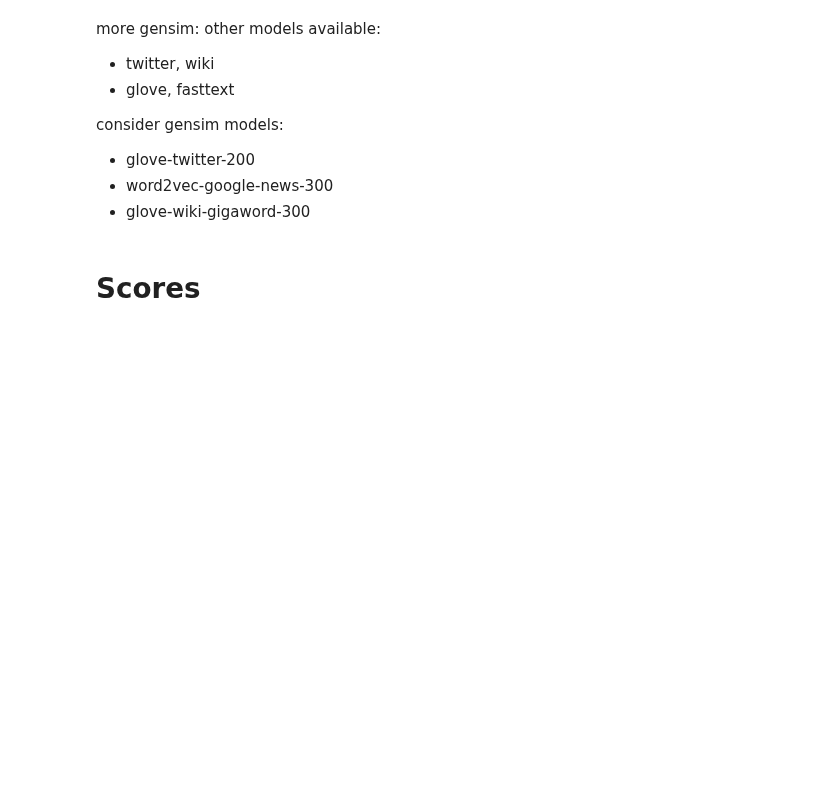
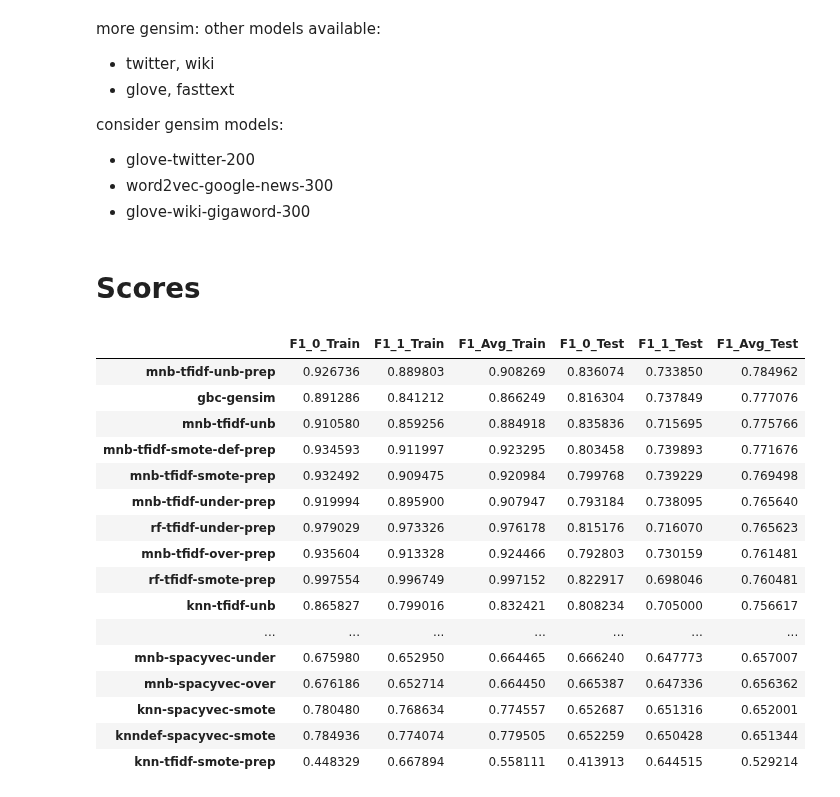
Before and after one commit to kellianneyang/natural-language-processing-practice, a Jupyter notebook: nlp-with-disaster-tweets-kaggle-competition/Natural Language Processing with Disaster Tweets - Kaggle Competition.ipynb, the cells around one changed output. Drawn from its saved outputs; the diff is of its cells as text; code cells hidden in the pictures; blank space fills up the shorter version.

```diff
--- a/nlp-with-disaster-tweets-kaggle-competition/Natural Language Processing with Disaster Tweets - Kaggle Competition.ipynb
+++ b/nlp-with-disaster-tweets-kaggle-competition/Natural Language Processing with Disaster Tweets - Kaggle Competition.ipynb
@@ -1428,3 +1504,23 @@ consider gensim models:
 - glove-wiki-gigaword-300
 # %% [markdown]
 # Scores
+# %%
+scores_df.sort_values(by = 'F1_Avg_Test', ascending = False)
+# %% [output]
+|  | F1_0_Train | F1_1_Train | F1_Avg_Train | F1_0_Test | F1_1_Test | F1_Avg_Test |
+| mnb-tfidf-unb-prep | 0.926736 | 0.889803 | 0.908269 | 0.836074 | 0.733850 | 0.784962 |
+| gbc-gensim | 0.891286 | 0.841212 | 0.866249 | 0.816304 | 0.737849 | 0.777076 |
+| mnb-tfidf-unb | 0.910580 | 0.859256 | 0.884918 | 0.835836 | 0.715695 | 0.775766 |
+| mnb-tfidf-smote-def-prep | 0.934593 | 0.911997 | 0.923295 | 0.803458 | 0.739893 | 0.771676 |
+| mnb-tfidf-smote-prep | 0.932492 | 0.909475 | 0.920984 | 0.799768 | 0.739229 | 0.769498 |
+| mnb-tfidf-under-prep | 0.919994 | 0.895900 | 0.907947 | 0.793184 | 0.738095 | 0.765640 |
+| rf-tfidf-under-prep | 0.979029 | 0.973326 | 0.976178 | 0.815176 | 0.716070 | 0.765623 |
+| mnb-tfidf-over-prep | 0.935604 | 0.913328 | 0.924466 | 0.792803 | 0.730159 | 0.761481 |
+| rf-tfidf-smote-prep | 0.997554 | 0.996749 | 0.997152 | 0.822917 | 0.698046 | 0.760481 |
+| knn-tfidf-unb | 0.865827 | 0.799016 | 0.832421 | 0.808234 | 0.705000 | 0.756617 |
+| ... | ... | ... | ... | ... | ... | ... |
+| mnb-spacyvec-under | 0.675980 | 0.652950 | 0.664465 | 0.666240 | 0.647773 | 0.657007 |
+| mnb-spacyvec-over | 0.676186 | 0.652714 | 0.664450 | 0.665387 | 0.647336 | 0.656362 |
+| knn-spacyvec-smote | 0.780480 | 0.768634 | 0.774557 | 0.652687 | 0.651316 | 0.652001 |
+| knndef-spacyvec-smote | 0.784936 | 0.774074 | 0.779505 | 0.652259 | 0.650428 | 0.651344 |
+| knn-tfidf-smote-prep | 0.448329 | 0.667894 | 0.558111 | 0.413913 | 0.644515 | 0.529214 |
```
Also changed, not shown: parts of 62 cells of this notebook.
